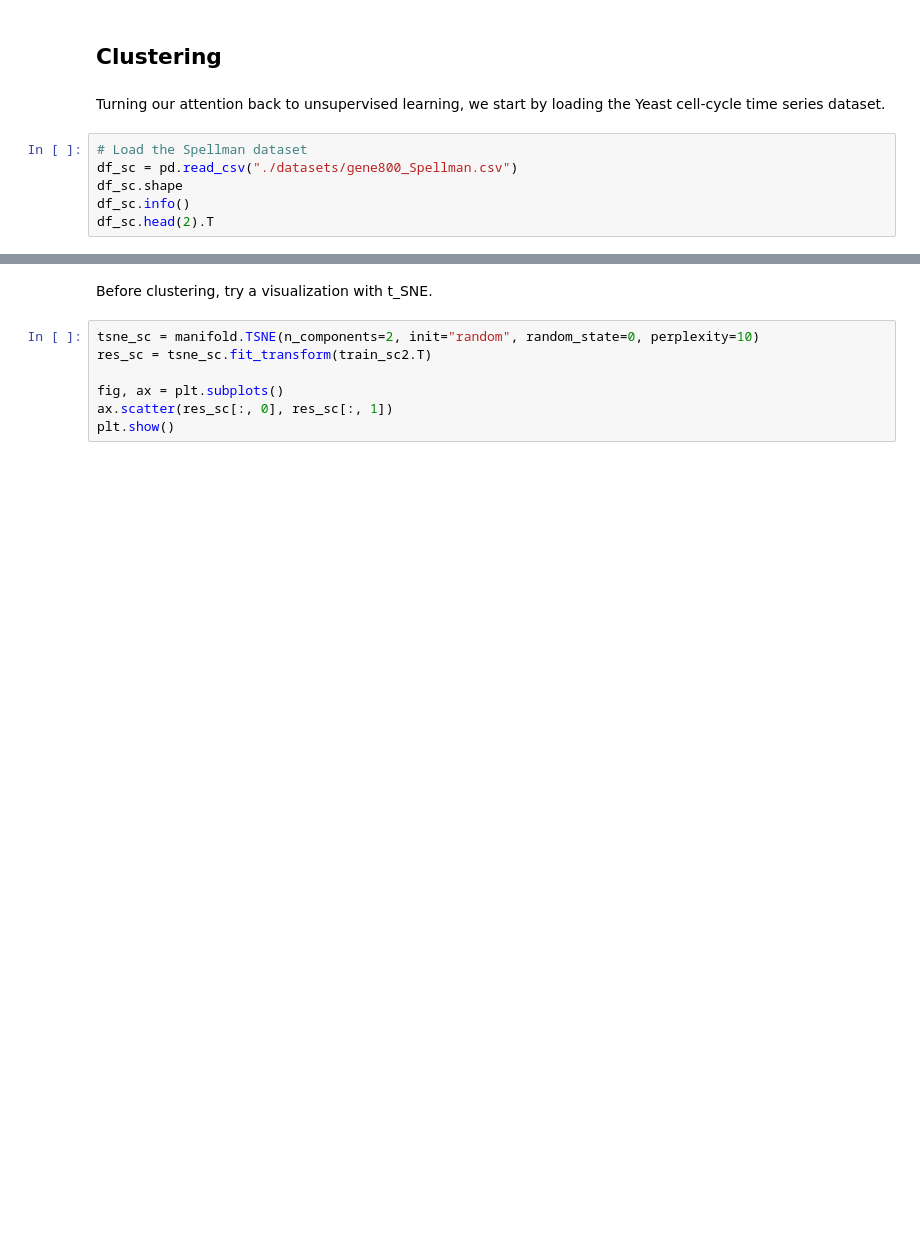
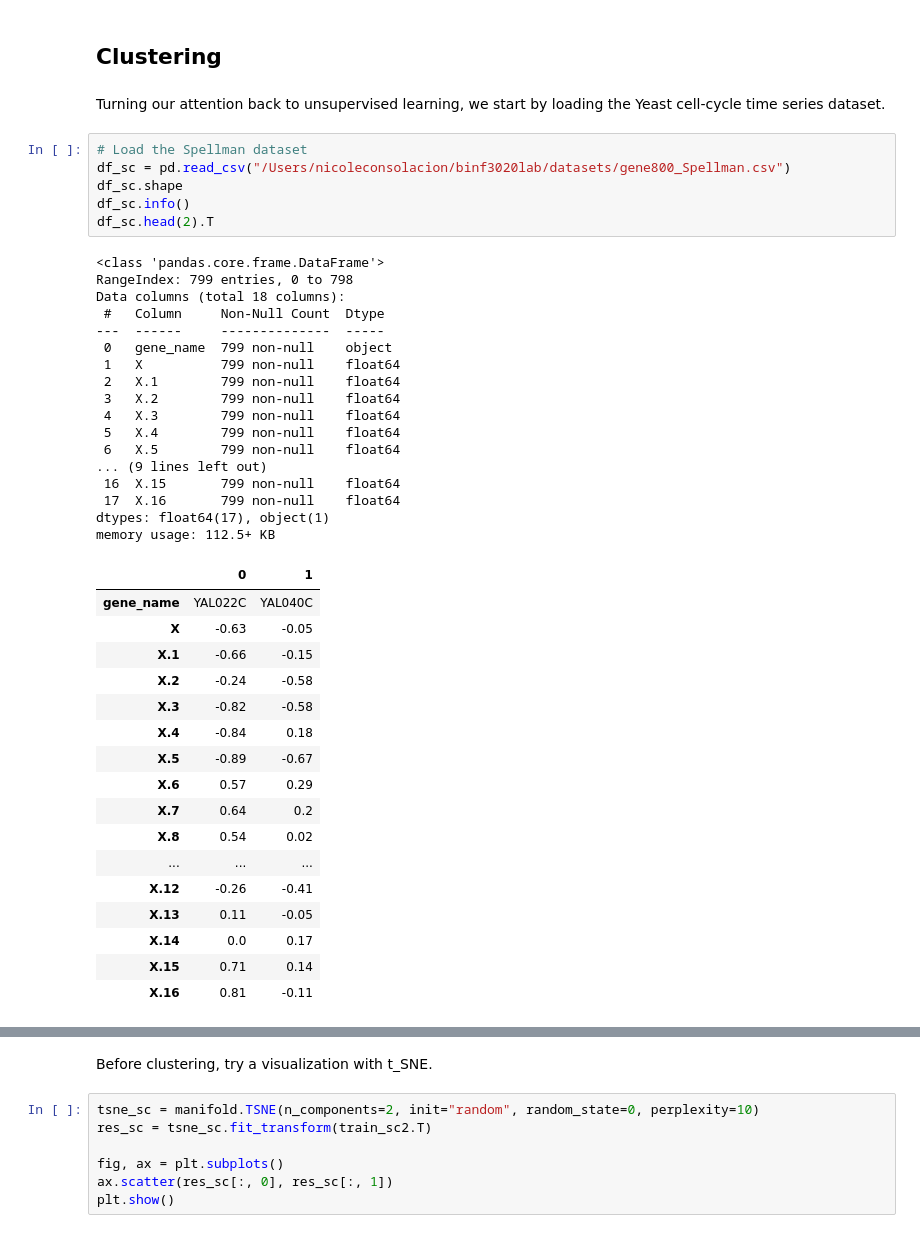
Before and after one commit to nicolecons/binf3020lab, a Jupyter notebook: Lab1_Questions.ipynb, the cells around one changed output, grey strips where cells are left out. Drawn from its saved outputs; the diff is of its cells as text; blank space fills up the shorter version.

```diff
--- a/Lab1_Questions.ipynb
+++ b/Lab1_Questions.ipynb
@@ -312,10 +314,45 @@ Gradient Boosting Accuracy: 0.9117647058823529
 Turning our attention back to unsupervised learning, we start by loading the Yeast cell-cycle time series dataset.
 # %%
 # Load the Spellman dataset
-df_sc = pd.read_csv("./datasets/gene800_Spellman.csv")
+df_sc = pd.read_csv("/Users/nicoleconsolacion/binf3020lab/datasets/gene800_Spellman.csv")
 df_sc.shape
 df_sc.info()
 df_sc.head(2).T
+# %% [output]
+<class 'pandas.core.frame.DataFrame'>
+RangeIndex: 799 entries, 0 to 798
+Data columns (total 18 columns):
+ #   Column     Non-Null Count  Dtype
+---  ------     --------------  -----
+ 0   gene_name  799 non-null    object
+ 1   X          799 non-null    float64
+ 2   X.1        799 non-null    float64
+ 3   X.2        799 non-null    float64
+ 4   X.3        799 non-null    float64
+ 5   X.4        799 non-null    float64
+ 6   X.5        799 non-null    float64
+... (9 lines left out)
+ 16  X.15       799 non-null    float64
+ 17  X.16       799 non-null    float64
+dtypes: float64(17), object(1)
+memory usage: 112.5+ KB
+|  | 0 | 1 |
+| gene_name | YAL022C | YAL040C |
+| X | -0.63 | -0.05 |
+| X.1 | -0.66 | -0.15 |
+| X.2 | -0.24 | -0.58 |
+| X.3 | -0.82 | -0.58 |
+| X.4 | -0.84 | 0.18 |
+| X.5 | -0.89 | -0.67 |
+| X.6 | 0.57 | 0.29 |
+| X.7 | 0.64 | 0.2 |
+| X.8 | 0.54 | 0.02 |
+| ... | ... | ... |
+| X.12 | -0.26 | -0.41 |
+| X.13 | 0.11 | -0.05 |
+| X.14 | 0.0 | 0.17 |
+| X.15 | 0.71 | 0.14 |
+| X.16 | 0.81 | -0.11 |
 # %%
 train_sc = df_sc.T
 train_sc2 = train_sc.drop(['gene_name'], axis=0)
```
Also changed, not shown: parts of 15 cells of this notebook.
